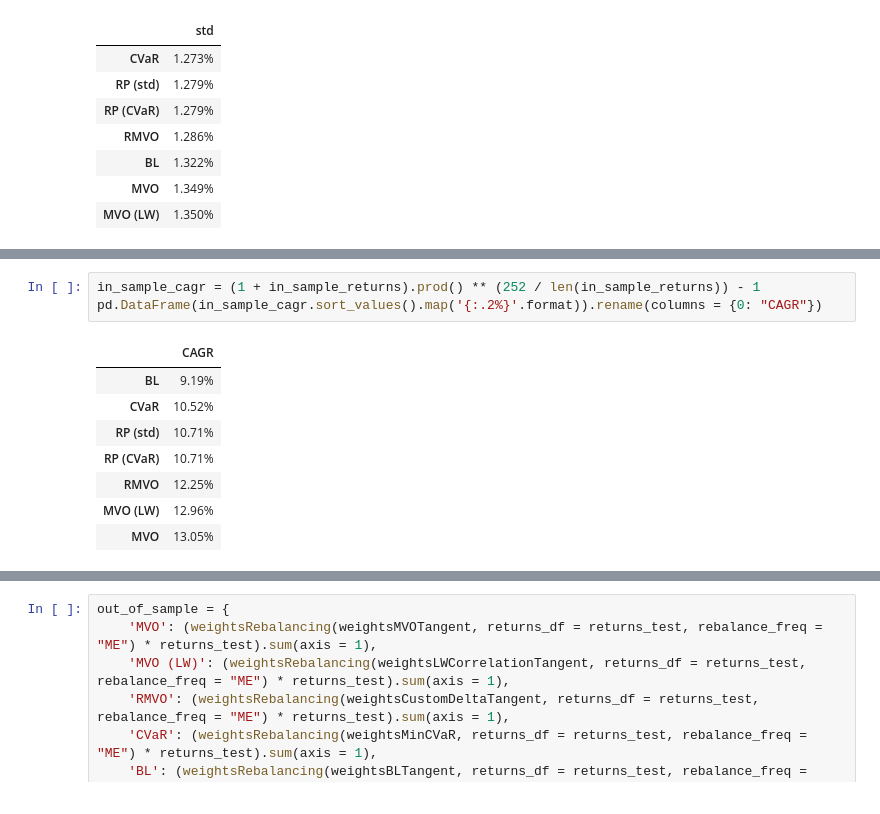
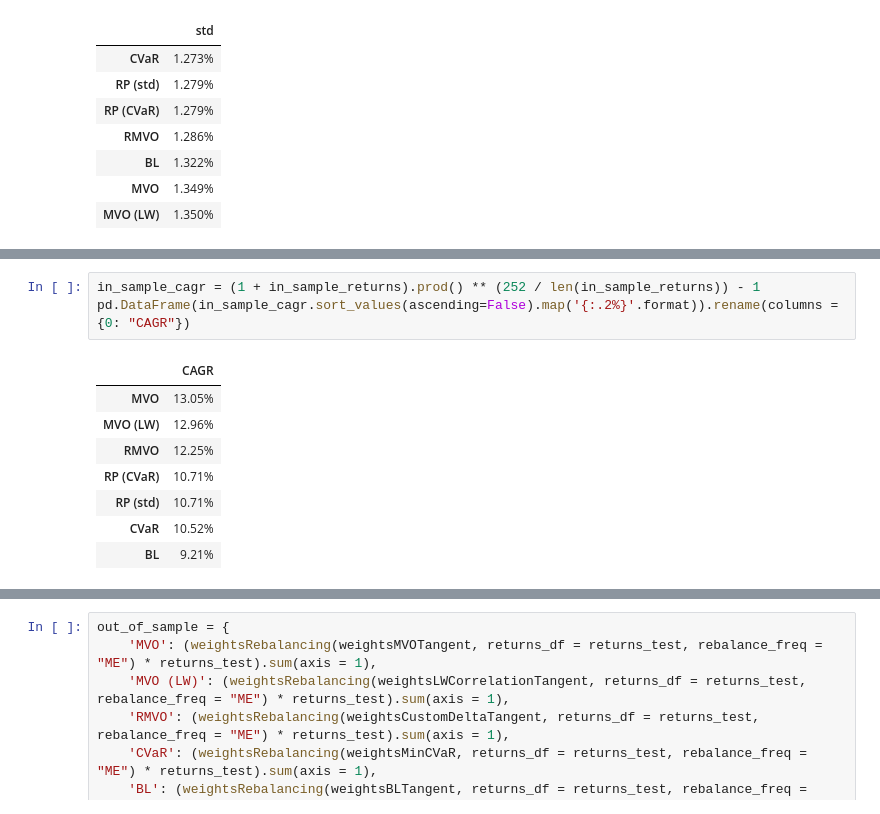
Before and after one commit to mirekbohm/masters, a Jupyter notebook: src/HighCorrelation.ipynb, the cells around one changed output, grey strips where cells are left out. Drawn from its saved outputs; the diff is of its cells as text.

```diff
--- a/src/HighCorrelation.ipynb
+++ b/src/HighCorrelation.ipynb
@@ -269,16 +312,16 @@ pd.DataFrame(in_sample_drawdowns.min().sort_values().map('{:.3%}'.format)).renam
 | MVO (LW) | -29.341% |
 # %%
 in_sample_cagr = (1 + in_sample_returns).prod() ** (252 / len(in_sample_returns)) - 1
-pd.DataFrame(in_sample_cagr.sort_values().map('{:.2%}'.format)).rename(columns = {0: "CAGR"})
+pd.DataFrame(in_sample_cagr.sort_values(ascending=False).map('{:.2%}'.format)).rename(columns = {0: "CAGR"})
 # %% [output]
 |  | CAGR |
-| BL | 9.19% |
+| MVO | 13.05% |
+| MVO (LW) | 12.96% |
+| RMVO | 12.25% |
+| RP (CVaR) | 10.71% |
+| RP (std) | 10.71% |
 | CVaR | 10.52% |
-| RP (std) | 10.71% |
-| RP (CVaR) | 10.71% |
-| RMVO | 12.25% |
-| MVO (LW) | 12.96% |
-| MVO | 13.05% |
+| BL | 9.21% |
 # %%
 returns_test = prices_test.pct_change(fill_method=None).dropna()
 returns_test
```
Also changed, not shown: parts of 22 cells of this notebook, 2 other files.
